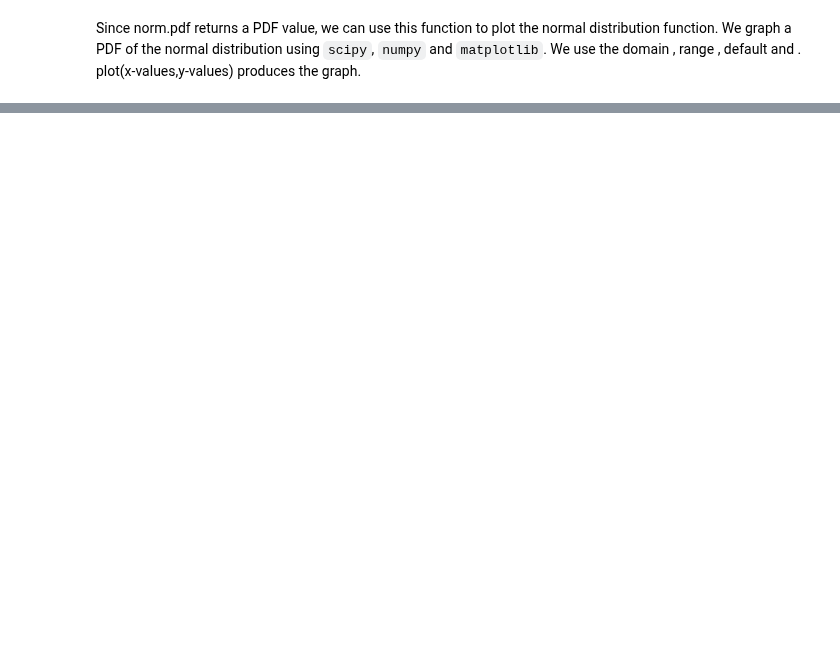
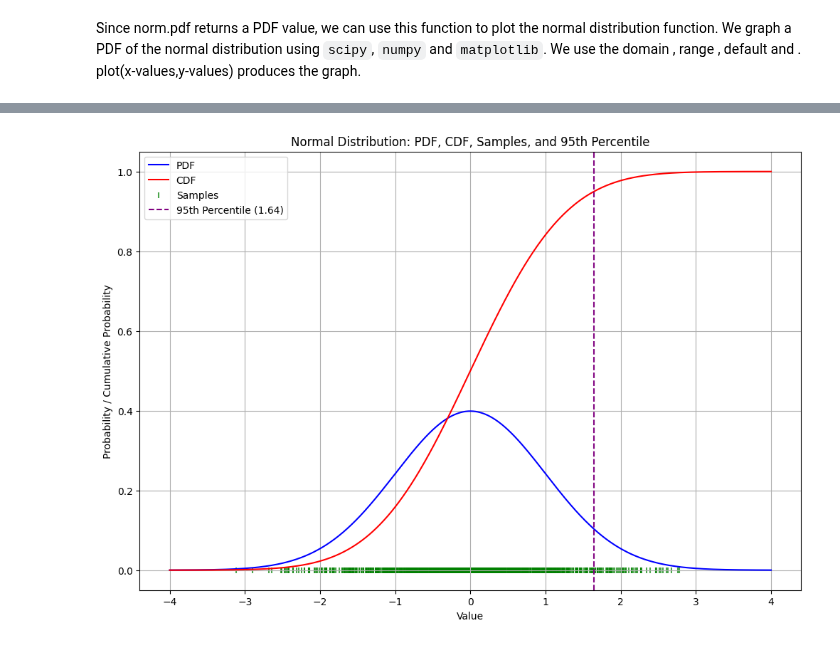
Before and after one commit to jtuchinsky/Datascience-Toolkit, a Jupyter notebook: Statistics/Normal Distribution.ipynb, the cells around one changed output, grey strips where cells are left out. Saved outputs shown, nothing was run; the diff lists cells and outputs as text; code cells hidden in the pictures; blank space fills up the shorter version.

```diff
--- a/Statistics/Normal Distribution.ipynb
+++ b/Statistics/Normal Distribution.ipynb
@@ -241,0 +339,44 @@ Since norm.pdf returns a PDF value, we can use this function to plot the normal
+# %%
+#PDF, CDF and Samples of normal distribution
+import numpy as np
+import matplotlib.pyplot as plt
+from scipy.stats import norm
+
+# Set parameters for the normal distribution
+mu = 0      # Mean
+sigma = 1   # Standard deviation
+
+# Generate samples from the normal distribution
+samples = np.random.normal(mu, sigma, 1000)
+
+# Create an array of x values for plotting the PDF and CDF
+x = np.linspace(mu - 4*sigma, mu + 4*sigma, 1000)
+pdf = norm.pdf(x, mu, sigma)
+cdf = norm.cdf(x, mu, sigma)
+
+# Calculate the 95th percentile of the normal distribution
+percentile_95 = norm.ppf(0.95, mu, sigma)
+
+# Plotting with the 95th percentile line
+plt.figure(figsize=(12, 8))
+
+# Plot PDF
+plt.plot(x, pdf, label='PDF', color='blue')
+
+# Plot CDF
+plt.plot(x, cdf, label='CDF', color='red')
+
+# Plot the samples on the x-axis
+plt.scatter(samples, np.zeros_like(samples), marker='|', color='green', alpha=0.7, label='Samples')
+
+# Add a line for the 95th percentile
+plt.axvline(percentile_95, color='purple', linestyle='--', label=f'95th Percentile ({percentile_95:.2f})')
+
+plt.title('Normal Distribution: PDF, CDF, Samples, and 95th Percentile')
+plt.xlabel('Value')
+plt.ylabel('Probability / Cumulative Probability')
+plt.legend()
+plt.grid(True)
+plt.show()
+# %% [output]
+[figure, added]
```
Also changed, not shown: parts of 18 cells of this notebook.
